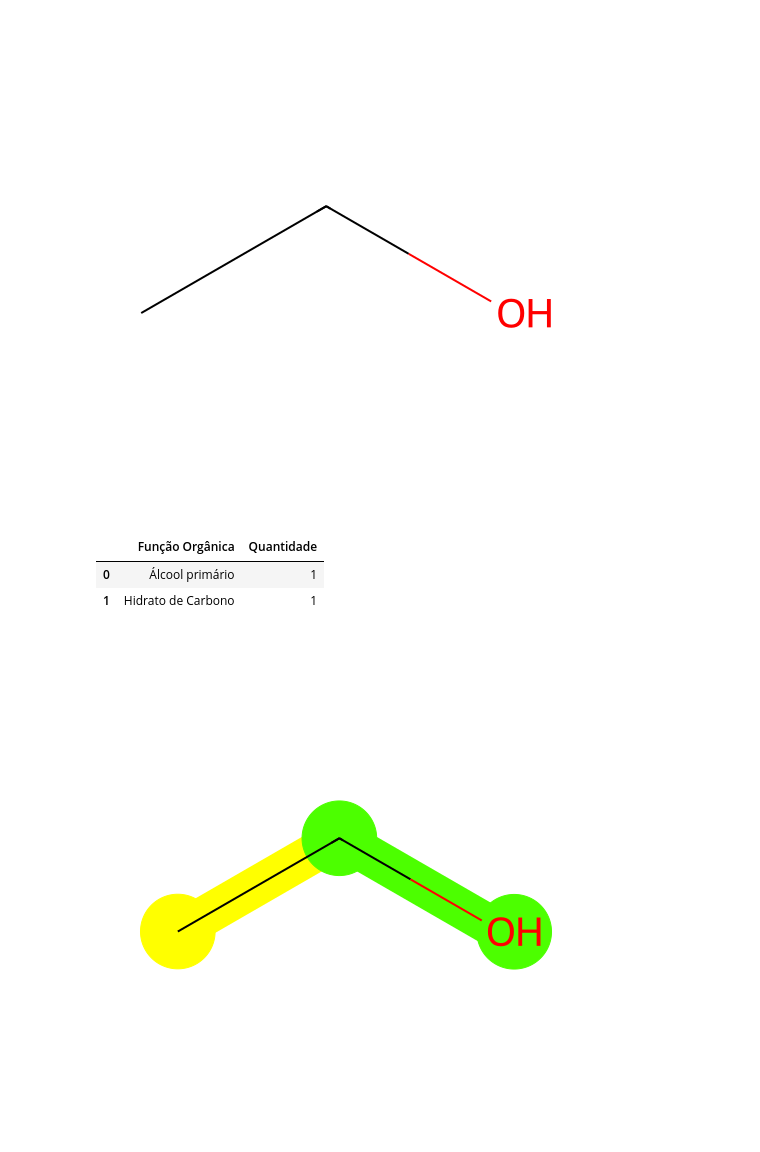
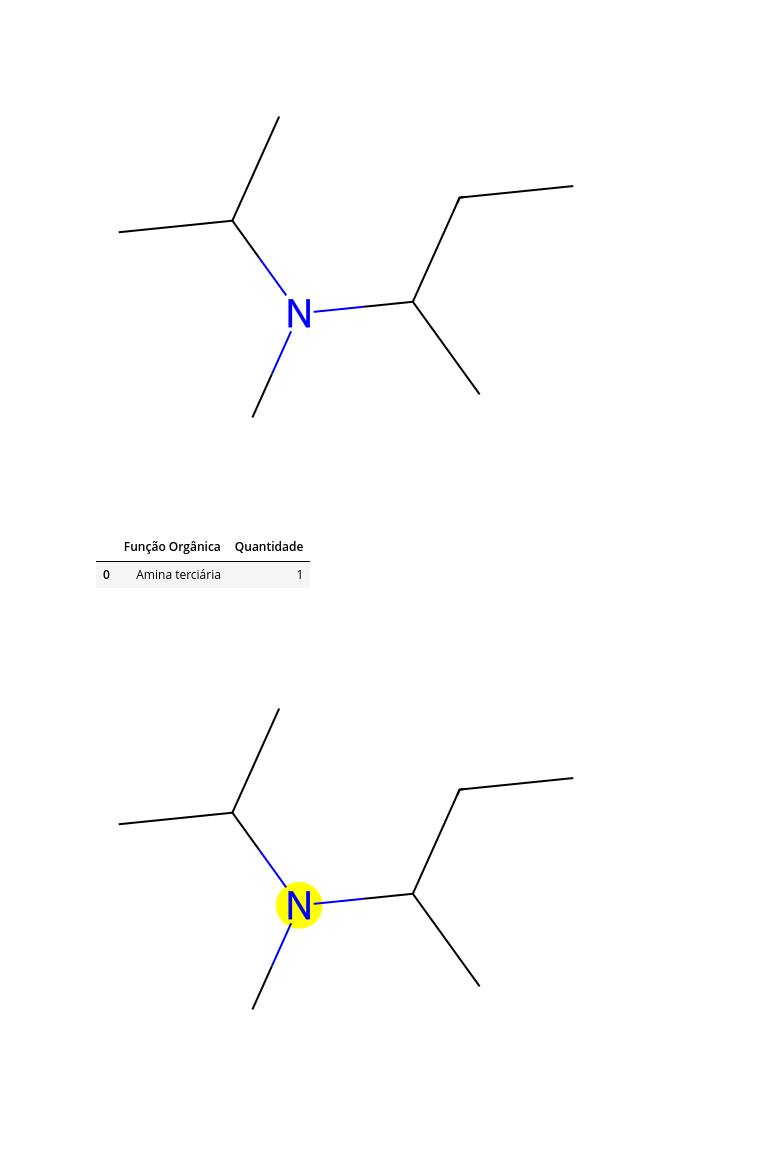
Before and after one commit to willc127/Chemistry_Compounds, a Jupyter notebook: identifier/identifier_groups.ipynb, the cells around one changed output. Cells and saved outputs as stored; diff of their text form; code cells hidden in the pictures.

```diff
--- a/identifier/identifier_groups.ipynb
+++ b/identifier/identifier_groups.ipynb
@@ -137,27 +106,26 @@ def draw_molecule_with_functional_groups(smiles):
     return drawer.GetDrawingText(), drawer2.GetDrawingText()
 # %%
 # Exemplo de uso
-smiles = "CCO"
+smiles = "C(C)(C)N(C)C(C)C(C)"
 identified_groups = identify_functional_groups(smiles)
 img_data,img_data_groups = draw_molecule_with_functional_groups(smiles)
 display(Image(img_data))
 #cid = pcp.get_compounds(smiles, 'smiles')
 #c = pcp.Compound.from_cid(cid[0].cid)
 #print('IUPAC Name: ' + c.iupac_name)
 #print('Molecular formula: ' + c.molecular_formula)
 #print('Molecular weight: ' + c.molecular_weight + ' g/mol\n')
 
 # Criar DataFrame
 df = create_functional_groups_dataframe(identified_groups)
 display(df)
 
 display(Image(img_data_groups))
 # Salva a imagem para um arquivo
 with open('molecule.png', 'wb') as f:
     f.write(img_data_groups)
 # %% [output]
-[figure, old version]
+[figure, new version]
 |  | Função Orgânica | Quantidade |
-| 0 | Álcool primário | 1 |
-| 1 | Hidrato de Carbono | 1 |
+| 0 | Amina terciária | 1 |
-[figure, old version]
+[figure, new version]
```
Also changed, not shown: parts of 1 cell of this notebook, 2 other files.
